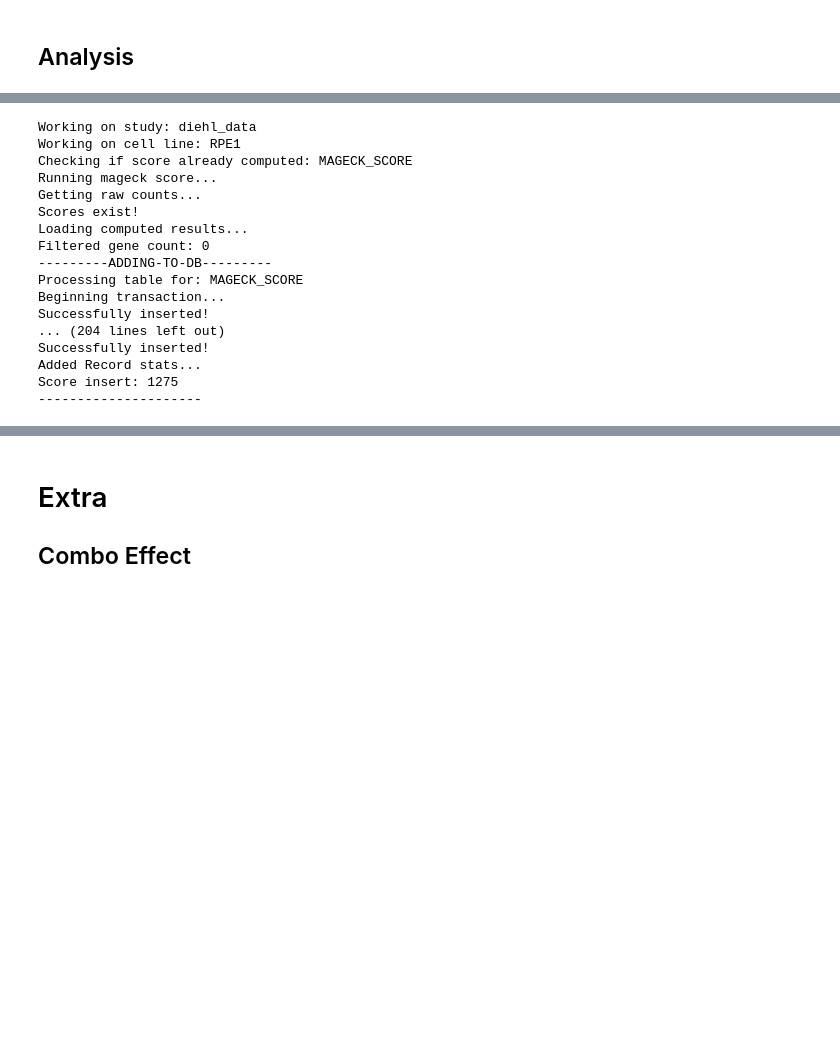
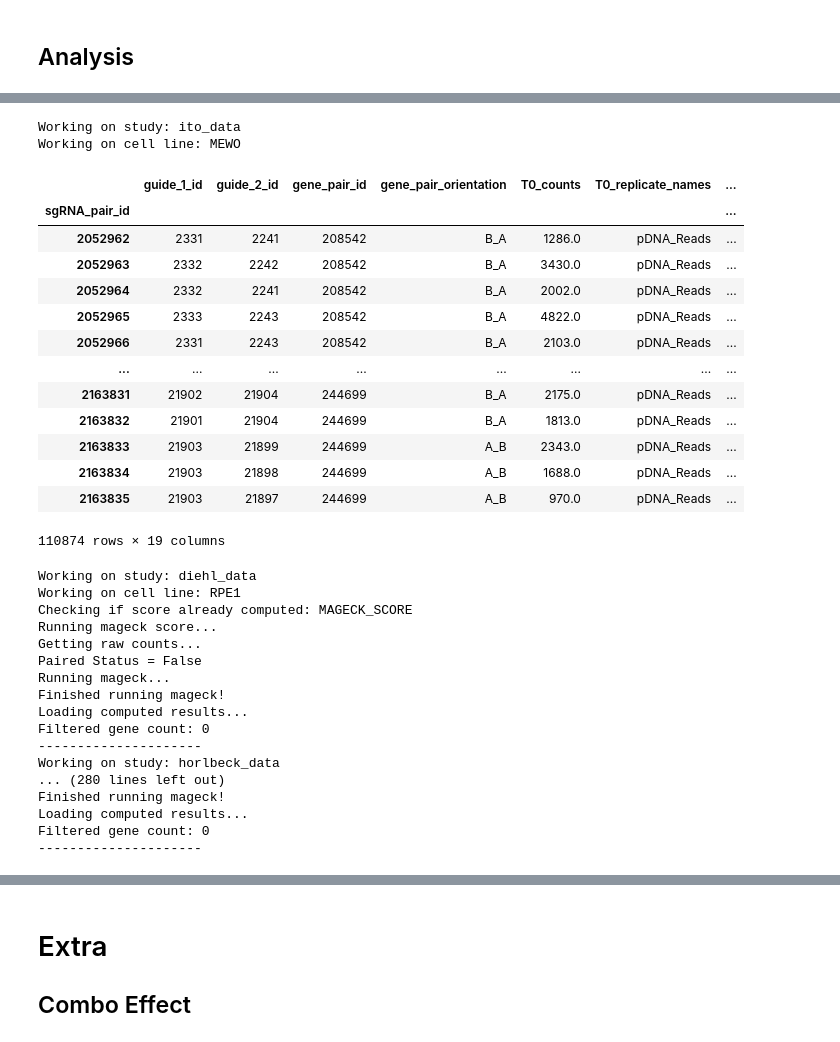
Before and after one commit to BirkanGokbag/SLKB-Analysis-Pipeline, a Jupyter notebook: Notebooks/SLKB_Pipeline_Analysis(Done).ipynb, the cells around one changed output, grey strips where cells are left out. Drawn from its saved outputs; the diff is of its cells as text; code cells hidden in the pictures; blank space fills up the shorter version.

```diff
--- a/Notebooks/SLKB_Pipeline_Analysis(Done).ipynb
+++ b/Notebooks/SLKB_Pipeline_Analysis(Done).ipynb
@@ -267,14 +298,14 @@ def get_raw_counts(curr_counts):
     TEnd_counts = pd.DataFrame(data = TEnd_counts.tolist(),
                    index = TEnd_counts.index, columns = curr_counts['TEnd_replicate_names'].iloc[0].split(';'))
 
-    # make sure no columns are filled with NAs completely
+    # make sure no columns are filled with NAs completely (in case of additional annotations)
     NA_replicate = T0_counts.isna().sum()
     if (NA_replicate == T0_counts.shape[0]).sum() > 0:
         print('Removing NA replicate from T0...')
         T0_counts.drop(NA_replicate.index[NA_replicate == T0_counts.shape[0]], axis = 1, inplace = True)
 
     NA_replicate = TEnd_counts.isna().sum()
-    if (NA_replicate == T0_counts.shape[0]).sum() > 0:
+    if (NA_replicate == TEnd_counts.shape[0]).sum() > 0:
         print('Removing NA replicate from TEnd...')
         TEnd_counts.drop(NA_replicate.index[NA_replicate == TEnd_counts.shape[0]], axis = 1, inplace = True)
 
@@ -1567,2 +1890,2 @@ available_studies = sorted([rev_study_name_to_pubmed_id[i] for i in set(counts['
 # %%
-available_studies
+available_studies = ['horlbeck_data']
@@ -2070,4 +2241,5 @@ horlbeck_processed = False
 # %%
+horlbeck_processed = False
 for curr_study in available_studies:
     print('Working on study: ' + curr_study)
 
@@ -2081,6 +2253,8 @@ for curr_study in available_studies:
     available_cell_lines = set(study_counts['cell_line_origin'])
 
     for curr_cl in available_cell_lines:
+#         if (curr_study != 'parrish_data') and (curr_cl != 'PC9'):
+#             continue
         print('Working on cell line: ' + curr_cl)
         curr_counts = study_counts.loc[study_counts['cell_line_origin'] == curr_cl].copy()
 
@@ -2119,8 +2293,8 @@ for curr_study in available_studies:
                 JURKAT_counts = JURKAT_counts.loc[~to_be_dropped, :]
 
                 # now, proceed to run horlbeck score
-                JURKAT_res = run_horlbeck_score(JURKAT_counts.copy(), do_preprocessing = False)
-                K562_res = run_horlbeck_score(K562_counts.copy(), do_preprocessing = False)
+                JURKAT_res = run_horlbeck_score(JURKAT_counts.copy(), curr_study = curr_study, curr_cl = 'JURKAT', store_loc = '/fs/scratch/PCON0080/Birkan', save_dir = 'HORLBECK_Files', do_preprocessing = False)
+                K562_res = run_horlbeck_score(K562_counts.copy(), curr_study = curr_study, curr_cl = 'K562', store_loc = '/fs/scratch/PCON0080/Birkan', save_dir = 'HORLBECK_Files', do_preprocessing = False)
 
                 add_table_to_db(JURKAT_counts.copy(), JURKAT_res['HORLBECK_SCORE'], 'HORLBECK_SCORE', SLKB_engine)
                 add_table_to_db(K562_counts.copy(), K562_res['HORLBECK_SCORE'], 'HORLBECK_SCORE', SLKB_engine)
@@ -2133,14 +2307,17 @@ for curr_study in available_studies:
             if not check_if_added_to_table(curr_counts.copy(), 'HORLBECK_SCORE', SLKB_engine):
                 # very low counts, set the threshold to be 0
                 temp_counts = run_horlbeck_preprocessing(curr_counts.copy(), filterThreshold = 0, pseudocount = 10)
-                horlbeck_res = run_horlbeck_score(temp_counts.copy(), do_preprocessing = False)
+                horlbeck_res = run_horlbeck_score(temp_counts.copy(), curr_study = curr_study, curr_cl = curr_cl, store_loc = '/fs/scratch/PCON0080/Birkan', save_dir = 'HORLBECK_Files', do_preprocessing = False)
                 add_table_to_db(curr_counts.copy(), horlbeck_res['HORLBECK_SCORE'], 'HORLBECK_SCORE', SLKB_engine)
             else:
                 print('Skipping horlbeck score...')
         else:
             if curr_study != 'horlbeck_data':
                 if not check_if_added_to_table(curr_counts.copy(), 'HORLBECK_SCORE', SLKB_engine):
-                    horlbeck_res = run_horlbeck_score(curr_counts.copy(), do_preprocessing = True)
+                    if (curr_study == 'parrish_data') and (curr_cl == 'PC9'):
+                        horlbeck_res = run_horlbeck_score(curr_counts.copy(), curr_study = curr_study, curr_cl = curr_cl, store_loc = '/fs/scratch/PCON0080/Birkan', save_dir = 'HORLBECK_Files', do_preprocessing = True, re_run = True)
+                    else:
+                        horlbeck_res = run_horlbeck_score(curr_counts.copy(), curr_study = curr_study, curr_cl = curr_cl, store_loc = '/fs/scratch/PCON0080/Birkan', save_dir = 'HORLBECK_Files', do_preprocessing = True)
                     add_table_to_db(curr_counts.copy(), horlbeck_res['HORLBECK_SCORE'], 'HORLBECK_SCORE', SLKB_engine)
                 else:
                     print('Skipping horlbeck score...')
@@ -2213,3 +2382,41 @@ See the caveats in the documentation: https://pandas.pydata.org/pandas-docs/stab
+# %%
+curr_study = 'ito_data'
+
+print('Working on study: ' + curr_study)
+
+# get study counts and seq
+study_counts = counts.loc[counts['study_origin'] == study_name_to_pubmed_id[curr_study]].copy()
+
+curr_seq_ids = np.array(sorted(list(set(study_counts['guide_1_id'].tolist() + study_counts['guide_2_id'].tolist()))))
+study_sequences = experiment_design.loc[curr_seq_ids]
+
+# the analysis runs for each individual cell line
+available_cell_lines = set(study_counts['cell_line_origin'])
+
+for curr_cl in available_cell_lines:
+    print('Working on cell line: ' + curr_cl)
+    curr_counts = study_counts.loc[study_counts['cell_line_origin'] == curr_cl].copy()
+    break
+# %% [output]
+Working on study: ito_data
+Working on cell line: MEWO
+# %%
+curr_counts
+# %% [output]
+|  | guide_1_id | guide_2_id | gene_pair_id | gene_pair_orientation | T0_counts | T0_replicate_names | ... |
+| sgRNA_pair_id |  |  |  |  |  |  | ... |
+| 2052962 | 2331 | 2241 | 208542 | B_A | 1286.0 | pDNA_Reads | ... |
+| 2052963 | 2332 | 2242 | 208542 | B_A | 3430.0 | pDNA_Reads | ... |
+| 2052964 | 2332 | 2241 | 208542 | B_A | 2002.0 | pDNA_Reads | ... |
+| 2052965 | 2333 | 2243 | 208542 | B_A | 4822.0 | pDNA_Reads | ... |
+| 2052966 | 2331 | 2243 | 208542 | B_A | 2103.0 | pDNA_Reads | ... |
+| ... | ... | ... | ... | ... | ... | ... | ... |
+| 2163831 | 21902 | 21904 | 244699 | B_A | 2175.0 | pDNA_Reads | ... |
+| 2163832 | 21901 | 21904 | 244699 | B_A | 1813.0 | pDNA_Reads | ... |
+| 2163833 | 21903 | 21899 | 244699 | A_B | 2343.0 | pDNA_Reads | ... |
+| 2163834 | 21903 | 21898 | 244699 | A_B | 1688.0 | pDNA_Reads | ... |
+| 2163835 | 21903 | 21897 | 244699 | A_B | 970.0 | pDNA_Reads | ... |
+110874 rows × 19 columns
 # %%
 for curr_study in available_studies:
     print('Working on study: ' + curr_study)
@@ -2229,8 +2436,8 @@ for curr_study in available_studies:
 
         # run MAGeCK
         if not check_if_added_to_table(curr_counts.copy(), 'MAGECK_SCORE', SLKB_engine):
-            mageck_res = run_mageck_score(curr_counts.copy(), curr_study, curr_cl, save_dir = 'MAGECK_Files')
-            add_table_to_db(curr_counts.copy(), mageck_res['MAGECK_SCORE'], 'MAGECK_SCORE', SLKB_engine)
+            mageck_res = run_mageck_score(curr_counts.copy(), curr_study = curr_study, curr_cl = curr_cl, store_loc = os.getcwd(), save_dir = 'MAGECK_Files')
+            #add_table_to_db(curr_counts.copy(), mageck_res['MAGECK_SCORE'], 'MAGECK_SCORE', SLKB_engine)
         else:
             print('Skipping MAGeCK score...')
 
@@ -2241,15 +2448,15 @@ Working on cell line: RPE1
 Checking if score already computed: MAGECK_SCORE
 Running mageck score...
 Getting raw counts...
-Scores exist!
+Paired Status = False
+Running mageck...
+Finished running mageck!
 Loading computed results...
 Filtered gene count: 0
----------ADDING-TO-DB---------
-Processing table for: MAGECK_SCORE
-Beginning transaction...
-Successfully inserted!
-... (204 lines left out)
-Successfully inserted!
-Added Record stats...
-Score insert: 1275
 ---------------------
+Working on study: horlbeck_data
+... (280 lines left out)
+Finished running mageck!
+Loading computed results...
+Filtered gene count: 0
+---------------------
```
Also changed, not shown: parts of 17 cells of this notebook, 15 other files.
